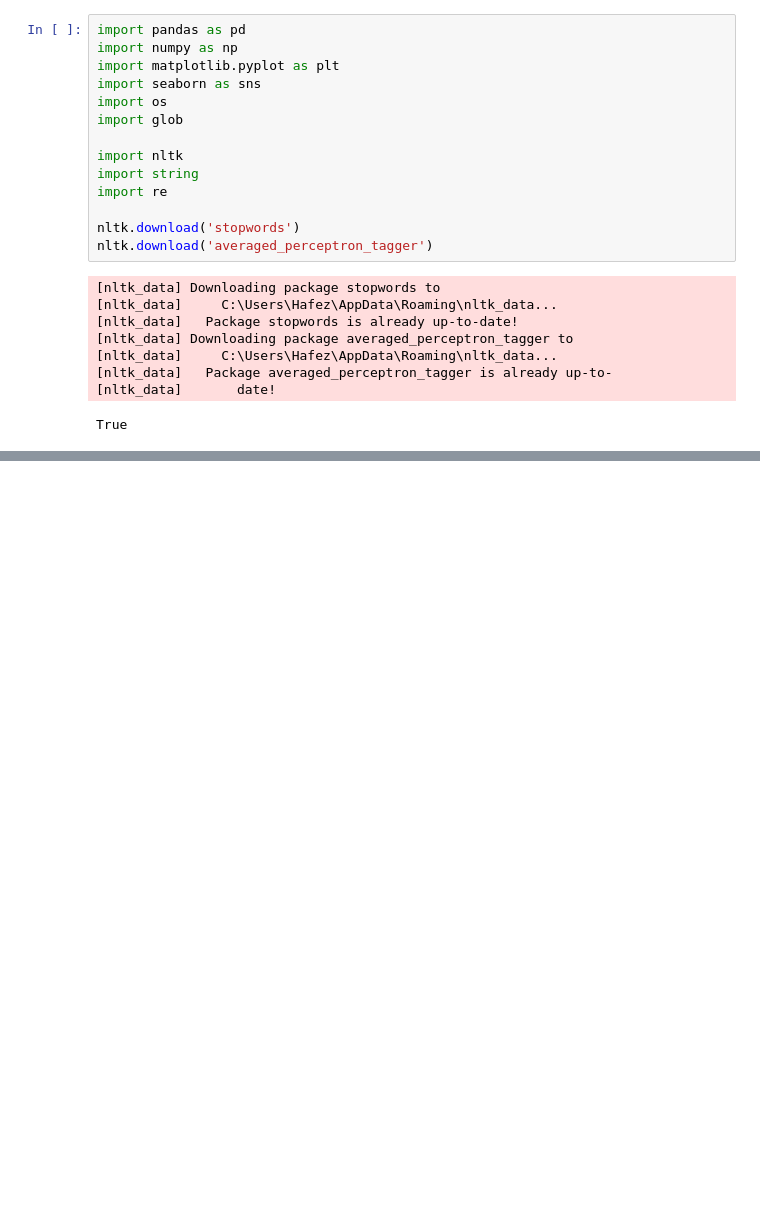
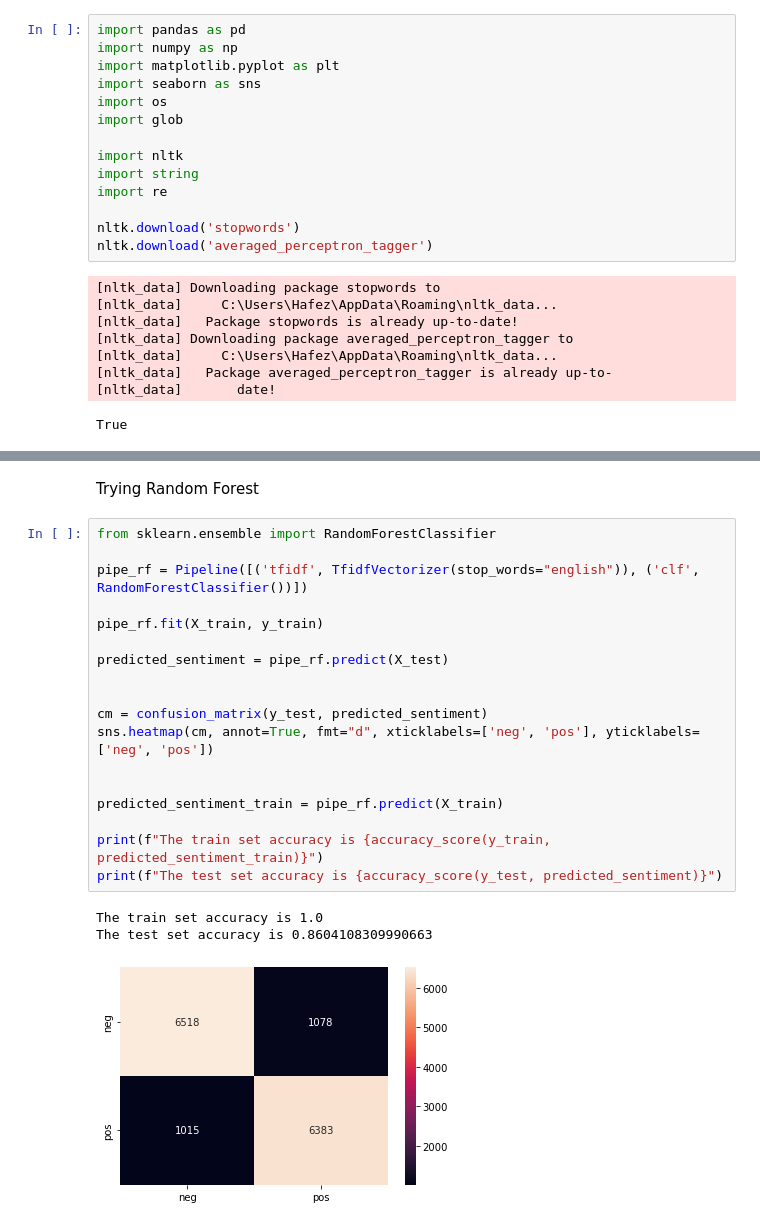
Before and after one commit to christesont/cs4448_finalproject, a Jupyter notebook: cs4448_finalproject.ipynb, the cells around one changed output, grey strips where cells are left out. Cells and saved outputs as stored; diff of their text form; blank space fills up the shorter version.

```diff
--- a/cs4448_finalproject.ipynb
+++ b/cs4448_finalproject.ipynb
@@ -103,0 +143,24 @@ df.to_pickle('reviews.pkl')
+# %% [markdown]
+Trying Random Forest
+# %%
+from sklearn.ensemble import RandomForestClassifier
+
+pipe_rf = Pipeline([('tfidf', TfidfVectorizer(stop_words="english")), ('clf', RandomForestClassifier())])
+
+pipe_rf.fit(X_train, y_train)
+
+predicted_sentiment = pipe_rf.predict(X_test)
+
+
+cm = confusion_matrix(y_test, predicted_sentiment)
+sns.heatmap(cm, annot=True, fmt="d", xticklabels=['neg', 'pos'], yticklabels=['neg', 'pos'])
+
+
+predicted_sentiment_train = pipe_rf.predict(X_train)
+
+print(f"The train set accuracy is {accuracy_score(y_train, predicted_sentiment_train)}")
+print(f"The test set accuracy is {accuracy_score(y_test, predicted_sentiment)}")
+# %% [output]
+The train set accuracy is 1.0
+The test set accuracy is 0.8604108309990663
+[figure, added]
```
Also changed, not shown: parts of 18 cells of this notebook.
